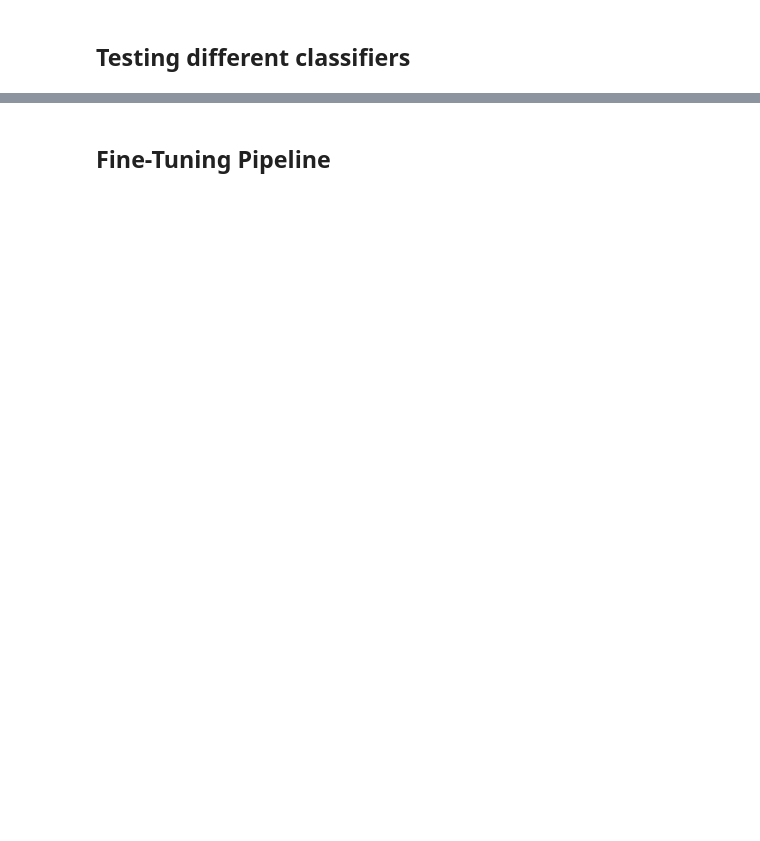
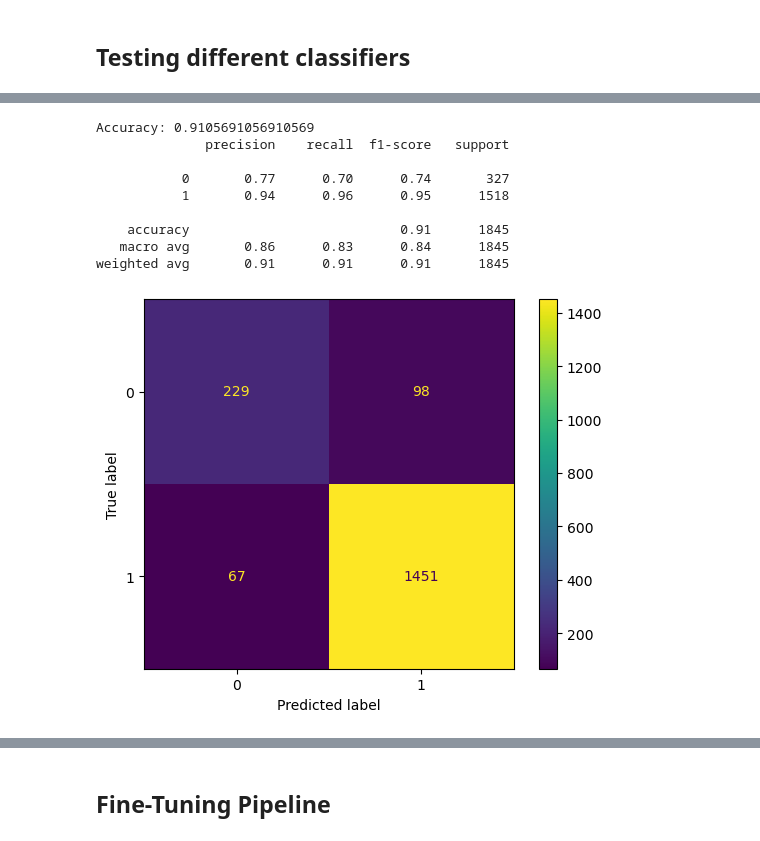
Before and after one commit to LucWill/fashion-forecasting, a Jupyter notebook: starter/starter.ipynb, the cells around one changed output, grey strips where cells are left out. Drawn from its saved outputs; the diff is of its cells as text; code cells hidden in the pictures; blank space fills up the shorter version.

```diff
--- a/starter/starter.ipynb
+++ b/starter/starter.ipynb
@@ -661,14 +850,30 @@ mlp_model_pipeline = Pipeline([
     ('classifier', MLPClassifier(random_state=27)),
 ])
 
-mlp_model_pipeline.fit(X_train, y_train)
+#mlp_model_pipeline.fit(X_train, y_train)
 # %%
 from sklearn.metrics import accuracy_score
+from sklearn.metrics import classification_report, confusion_matrix, ConfusionMatrixDisplay
 
 y_pred_mlp_pipeline = mlp_model_pipeline.predict(X_test)
 accuracy_mlp_pipeline = accuracy_score(y_test, y_pred_mlp_pipeline)
 
 print('Accuracy:', accuracy_mlp_pipeline)
+
+print(classification_report(y_test, y_pred_mlp_pipeline))
+ConfusionMatrixDisplay.from_estimator(mlp_model_pipeline, X_test, y_test)
+plt.show()
+# %% [output]
+Accuracy: 0.9105691056910569
+              precision    recall  f1-score   support
+
+           0       0.77      0.70      0.74       327
+           1       0.94      0.96      0.95      1518
+
+    accuracy                           0.91      1845
+   macro avg       0.86      0.83      0.84      1845
+weighted avg       0.91      0.91      0.91      1845
+[figure, added]
 # %%
 from sklearn.linear_model import LogisticRegression
 
```
Also changed, not shown: parts of 44 cells of this notebook, 3 other files.
